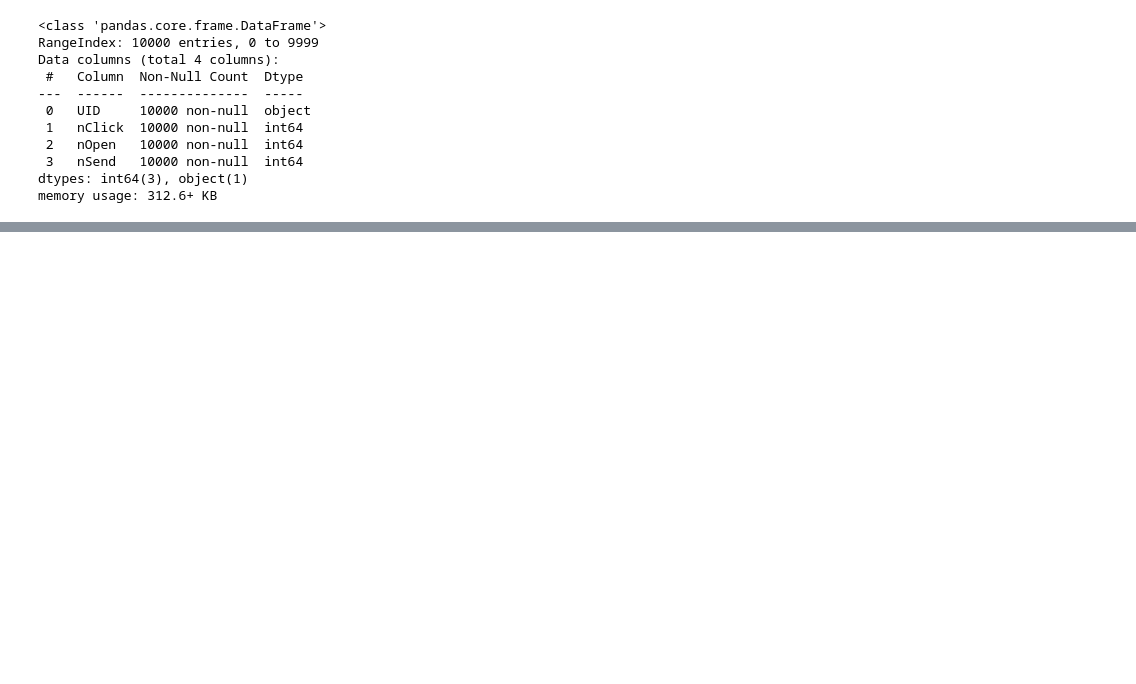
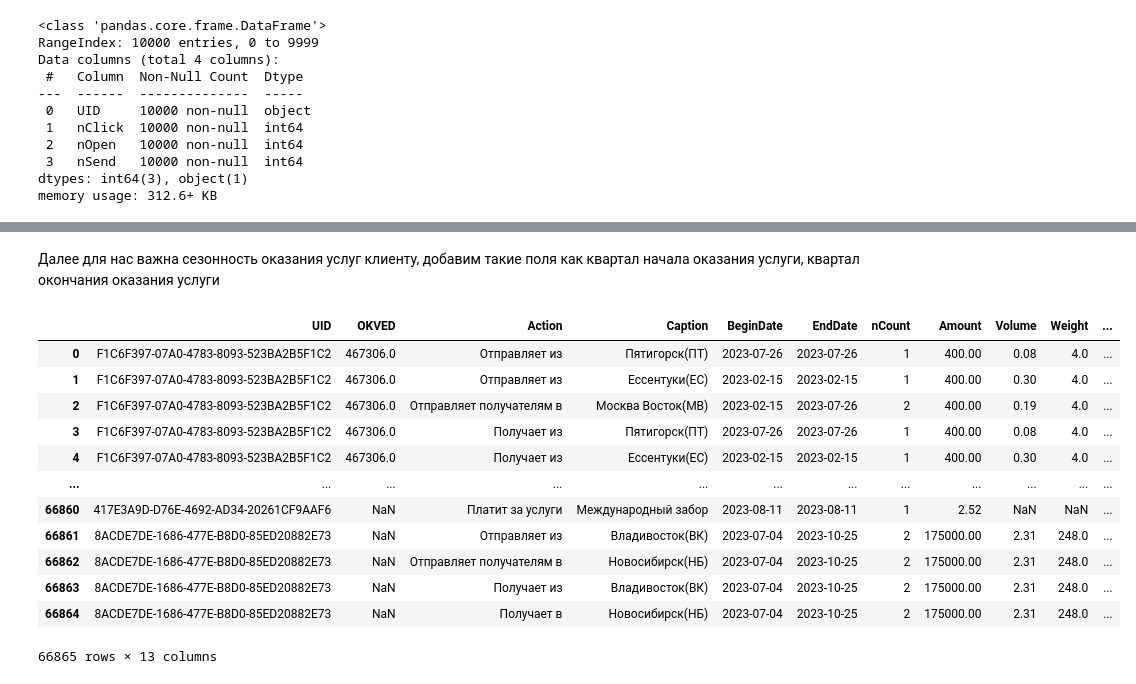
Before and after one commit to Bjorik23/mipt_datatons, a Jupyter notebook: target_customer_segment/preprocessed/preprocessing.ipynb, the cells around one changed output, grey strips where cells are left out. Cells and saved outputs as stored; diff of their text form; code cells hidden in the pictures; blank space fills up the shorter version.

```diff
--- a/target_customer_segment/preprocessed/preprocessing.ipynb
+++ b/target_customer_segment/preprocessed/preprocessing.ipynb
@@ -71,0 +105,20 @@ behaviourData.head(20)
+# %% [markdown]
+Далее для нас важна сезонность оказания услуг клиенту, добавим такие поля как квартал начала оказания услуги, квартал окончания оказания услуги
+# %%
+behaviourData['BeginQuarter'] = pd.PeriodIndex(behaviourData['BeginDate'], freq='Q').quarter
+behaviourData['EndQuarter'] = pd.PeriodIndex(behaviourData['EndDate'], freq='Q').quarter
+behaviourData
+# %% [output]
+|  | UID | OKVED | Action | Caption | BeginDate | EndDate | nCount | Amount | Volume | Weight | ... |
+| 0 | F1C6F397-07A0-4783-8093-523BA2B5F1C2 | 467306.0 | Отправляет из | Пятигорск(ПТ) | 2023-07-26 | 2023-07-26 | 1 | 400.00 | 0.08 | 4.0 | ... |
+| 1 | F1C6F397-07A0-4783-8093-523BA2B5F1C2 | 467306.0 | Отправляет из | Ессентуки(ЕС) | 2023-02-15 | 2023-02-15 | 1 | 400.00 | 0.30 | 4.0 | ... |
+| 2 | F1C6F397-07A0-4783-8093-523BA2B5F1C2 | 467306.0 | Отправляет получателям в | Москва Восток(МВ) | 2023-02-15 | 2023-07-26 | 2 | 400.00 | 0.19 | 4.0 | ... |
+| 3 | F1C6F397-07A0-4783-8093-523BA2B5F1C2 | 467306.0 | Получает из | Пятигорск(ПТ) | 2023-07-26 | 2023-07-26 | 1 | 400.00 | 0.08 | 4.0 | ... |
+| 4 | F1C6F397-07A0-4783-8093-523BA2B5F1C2 | 467306.0 | Получает из | Ессентуки(ЕС) | 2023-02-15 | 2023-02-15 | 1 | 400.00 | 0.30 | 4.0 | ... |
+| ... | ... | ... | ... | ... | ... | ... | ... | ... | ... | ... | ... |
+| 66860 | 417E3A9D-D76E-4692-AD34-20261CF9AAF6 | NaN | Платит за услуги | Международный забор | 2023-08-11 | 2023-08-11 | 1 | 2.52 | NaN | NaN | ... |
+| 66861 | 8ACDE7DE-1686-477E-B8D0-85ED20882E73 | NaN | Отправляет из | Владивосток(ВК) | 2023-07-04 | 2023-10-25 | 2 | 175000.00 | 2.31 | 248.0 | ... |
+| 66862 | 8ACDE7DE-1686-477E-B8D0-85ED20882E73 | NaN | Отправляет получателям в | Новосибирск(НБ) | 2023-07-04 | 2023-10-25 | 2 | 175000.00 | 2.31 | 248.0 | ... |
+| 66863 | 8ACDE7DE-1686-477E-B8D0-85ED20882E73 | NaN | Получает из | Владивосток(ВК) | 2023-07-04 | 2023-10-25 | 2 | 175000.00 | 2.31 | 248.0 | ... |
+| 66864 | 8ACDE7DE-1686-477E-B8D0-85ED20882E73 | NaN | Получает в | Новосибирск(НБ) | 2023-07-04 | 2023-10-25 | 2 | 175000.00 | 2.31 | 248.0 | ... |
+66865 rows × 13 columns
```
Also changed, not shown: parts of 51 cells of this notebook.
